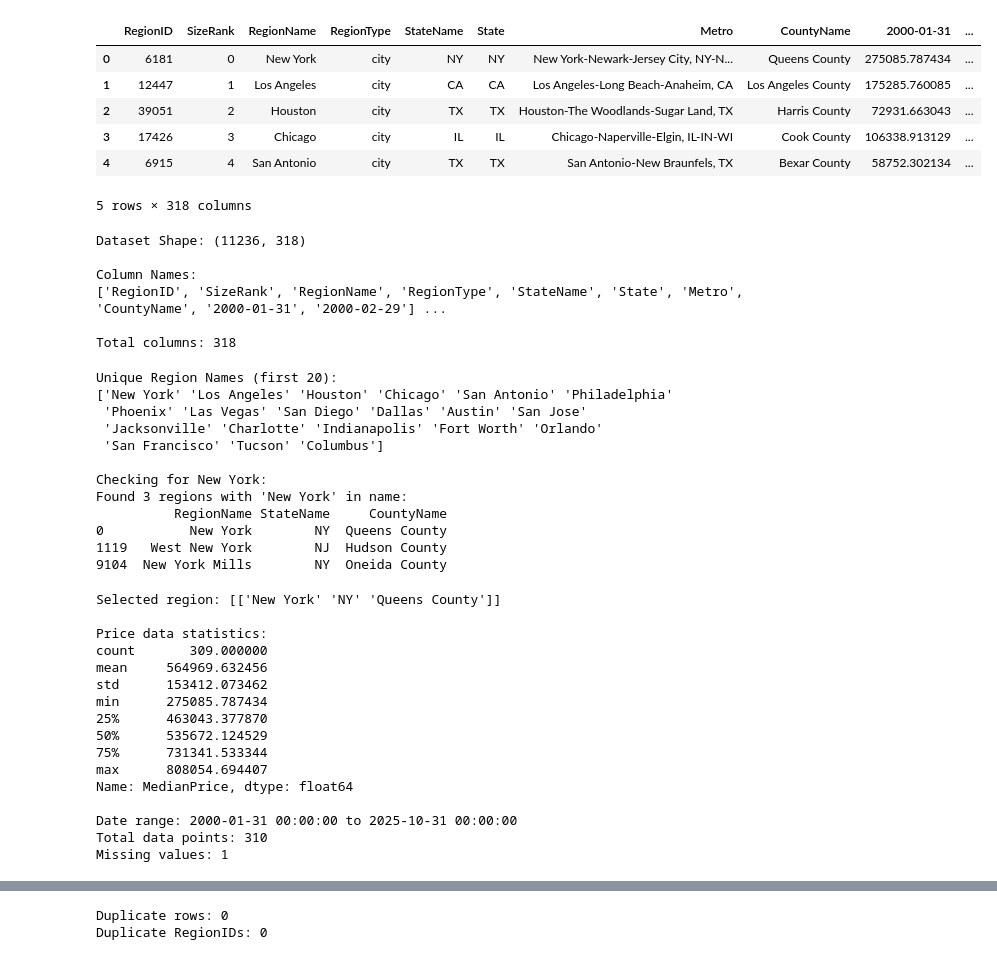
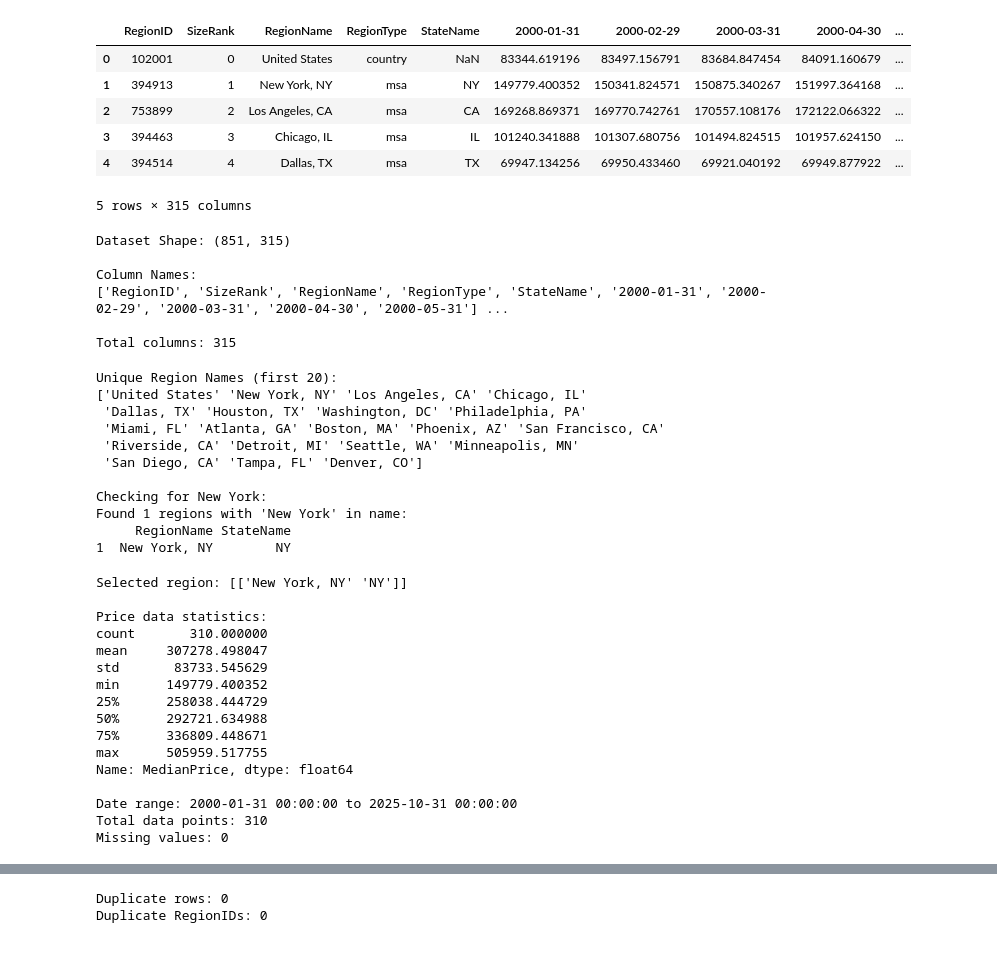
Before and after one commit to datasheng/csc46000-team-project-4727, a Jupyter notebook: notebooks/eda.ipynb, the cells around one changed output, grey strips where cells are left out. Drawn from its saved outputs; the diff is of its cells as text; code cells hidden in the pictures.

```diff
--- a/notebooks/eda.ipynb
+++ b/notebooks/eda.ipynb
@@ -1,16 +1,16 @@
 # %%
 import pandas as pd
 
-df = pd.read_csv('../data/zhvi_2bedroom_city.csv')
+df = pd.read_csv('../data/two_bedroom_home_values_zhvi.csv')
 df.head()
 # %% [output]
-|  | RegionID | SizeRank | RegionName | RegionType | StateName | State | Metro | CountyName | 2000-01-31 | ... |
-| 0 | 6181 | 0 | New York | city | NY | NY | New York-Newark-Jersey City, NY-N... | Queens County | 275085.787434 | ... |
-| 1 | 12447 | 1 | Los Angeles | city | CA | CA | Los Angeles-Long Beach-Anaheim, CA | Los Angeles County | 175285.760085 | ... |
-| 2 | 39051 | 2 | Houston | city | TX | TX | Houston-The Woodlands-Sugar Land, TX | Harris County | 72931.663043 | ... |
-| 3 | 17426 | 3 | Chicago | city | IL | IL | Chicago-Naperville-Elgin, IL-IN-WI | Cook County | 106338.913129 | ... |
-| 4 | 6915 | 4 | San Antonio | city | TX | TX | San Antonio-New Braunfels, TX | Bexar County | 58752.302134 | ... |
+|  | RegionID | SizeRank | RegionName | RegionType | StateName | 2000-01-31 | 2000-02-29 | 2000-03-31 | 2000-04-30 | ... |
+| 0 | 102001 | 0 | United States | country | NaN | 83344.619196 | 83497.156791 | 83684.847454 | 84091.160679 | ... |
+| 1 | 394913 | 1 | New York, NY | msa | NY | 149779.400352 | 150341.824571 | 150875.340267 | 151997.364168 | ... |
+| 2 | 753899 | 2 | Los Angeles, CA | msa | CA | 169268.869371 | 169770.742761 | 170557.108176 | 172122.066322 | ... |
+| 3 | 394463 | 3 | Chicago, IL | msa | IL | 101240.341888 | 101307.680756 | 101494.824515 | 101957.624150 | ... |
+| 4 | 394514 | 4 | Dallas, TX | msa | TX | 69947.134256 | 69950.433460 | 69921.040192 | 69949.877922 | ... |
-5 rows × 318 columns
+5 rows × 315 columns
 # %%
 # Basic information about the dataset
 print("Dataset Shape:", df.shape)
@@ -18,12 +18,12 @@ print("\nColumn Names:")
 print(df.columns.tolist()[:10], "...")  # Show first 10 columns
 print(f"\nTotal columns: {len(df.columns)}")
 # %% [output]
-Dataset Shape: (11236, 318)
+Dataset Shape: (851, 315)
 
 Column Names:
-['RegionID', 'SizeRank', 'RegionName', 'RegionType', 'StateName', 'State', 'Metro', 'CountyName', '2000-01-31', '2000-02-29'] ...
+['RegionID', 'SizeRank', 'RegionName', 'RegionType', 'StateName', '2000-01-31', '2000-02-29', '2000-03-31', '2000-04-30', '2000-05-31'] ...
 
-Total columns: 318
+Total columns: 315
 # %%
 # Check for New York in the dataset
 print("Unique Region Names (first 20):")
@@ -31,26 +31,25 @@ print(df['RegionName'].unique()[:20])
 print("\nChecking for New York:")
 ny_regions = df[df['RegionName'].str.contains('New York', case=False, na=False)]
 print(f"Found {len(ny_regions)} regions with 'New York' in name:")
-print(ny_regions[['RegionName', 'StateName', 'CountyName']].to_string())
+print(ny_regions[['RegionName', 'StateName']].to_string())
 # %% [output]
 Unique Region Names (first 20):
-['New York' 'Los Angeles' 'Houston' 'Chicago' 'San Antonio' 'Philadelphia'
- 'Phoenix' 'Las Vegas' 'San Diego' 'Dallas' 'Austin' 'San Jose'
- 'Jacksonville' 'Charlotte' 'Indianapolis' 'Fort Worth' 'Orlando'
- 'San Francisco' 'Tucson' 'Columbus']
+['United States' 'New York, NY' 'Los Angeles, CA' 'Chicago, IL'
+ 'Dallas, TX' 'Houston, TX' 'Washington, DC' 'Philadelphia, PA'
+ 'Miami, FL' 'Atlanta, GA' 'Boston, MA' 'Phoenix, AZ' 'San Francisco, CA'
+ 'Riverside, CA' 'Detroit, MI' 'Seattle, WA' 'Minneapolis, MN'
+ 'San Diego, CA' 'Tampa, FL' 'Denver, CO']
 
 Checking for New York:
-Found 3 regions with 'New York' in name:
-          RegionName StateName     CountyName
-0           New York        NY  Queens County
-1119   West New York        NJ  Hudson County
-9104  New York Mills        NY  Oneida County
+Found 1 regions with 'New York' in name:
+     RegionName StateName
+1  New York, NY        NY
 # %%
 import matplotlib.pyplot as plt
 
 # Filter for New York and save to house_prices_df
-house_prices_df = df[df["RegionName"] == "New York"].copy()
-print(f"Selected region: {house_prices_df[['RegionName', 'StateName', 'CountyName']].values}")
+house_prices_df = df[df["RegionName"] == "New York, NY"].copy()
+print(f"Selected region: {house_prices_df[['RegionName', 'StateName']].values}")
 
 # Drop non-date columns
 price_data = house_prices_df.loc[:, "2000-01-31":]
@@ -71,22 +70,22 @@ print(f"\nDate range: {price_long['Date'].min()} to {price_long['Date'].max()}")
 print(f"Total data points: {len(price_long)}")
 print(f"Missing values: {price_long['MedianPrice'].isna().sum()}")
 # %% [output]
-Selected region: [['New York' 'NY' 'Queens County']]
+Selected region: [['New York, NY' 'NY']]
 
 Price data statistics:
-count       309.000000
-mean     564969.632456
-std      153412.073462
-min      275085.787434
-25%      463043.377870
-50%      535672.124529
-75%      731341.533344
-max      808054.694407
+count       310.000000
+mean     307278.498047
+std       83733.545629
+min      149779.400352
+25%      258038.444729
+50%      292721.634988
+75%      336809.448671
+max      505959.517755
 Name: MedianPrice, dtype: float64
 
 Date range: 2000-01-31 00:00:00 to 2025-10-31 00:00:00
 Total data points: 310
-Missing values: 1
+Missing values: 0
 # %%
 plt.figure(figsize=(12, 6))
 plt.plot(
```
Also changed, not shown: parts of 12 cells of this notebook.
